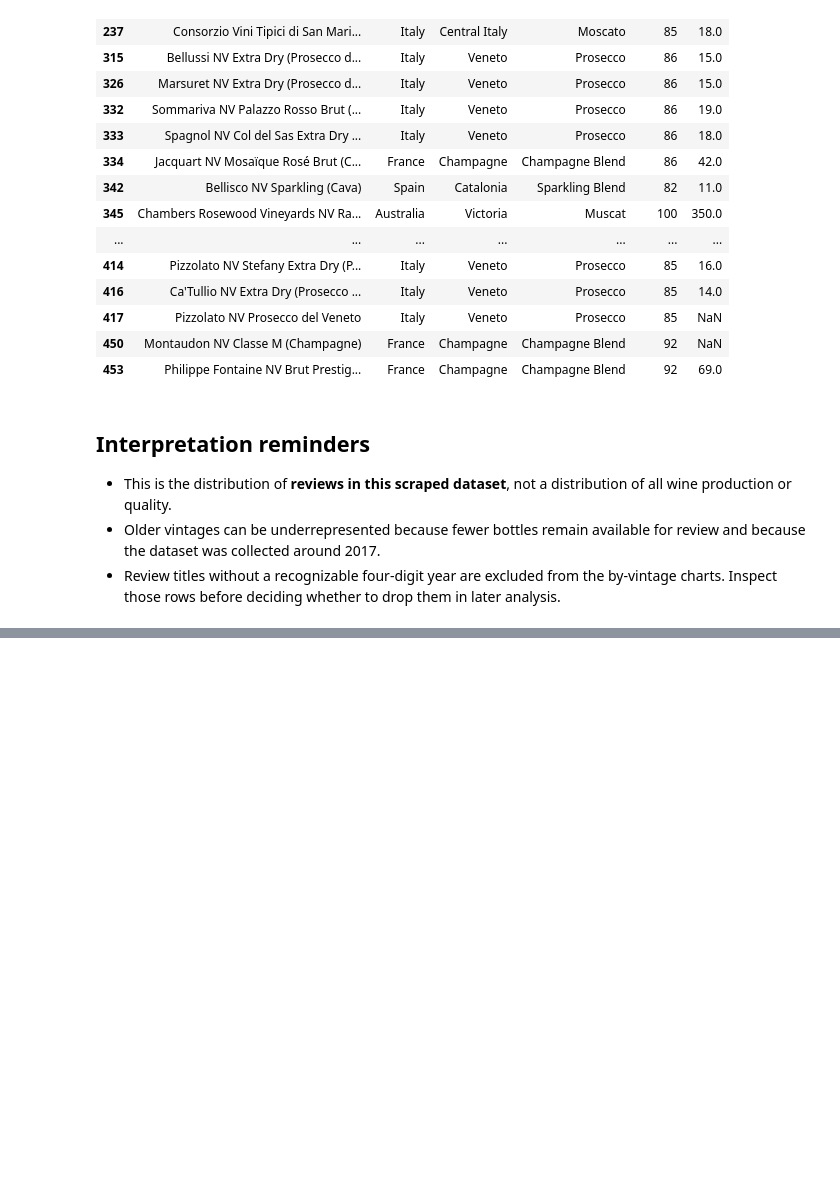
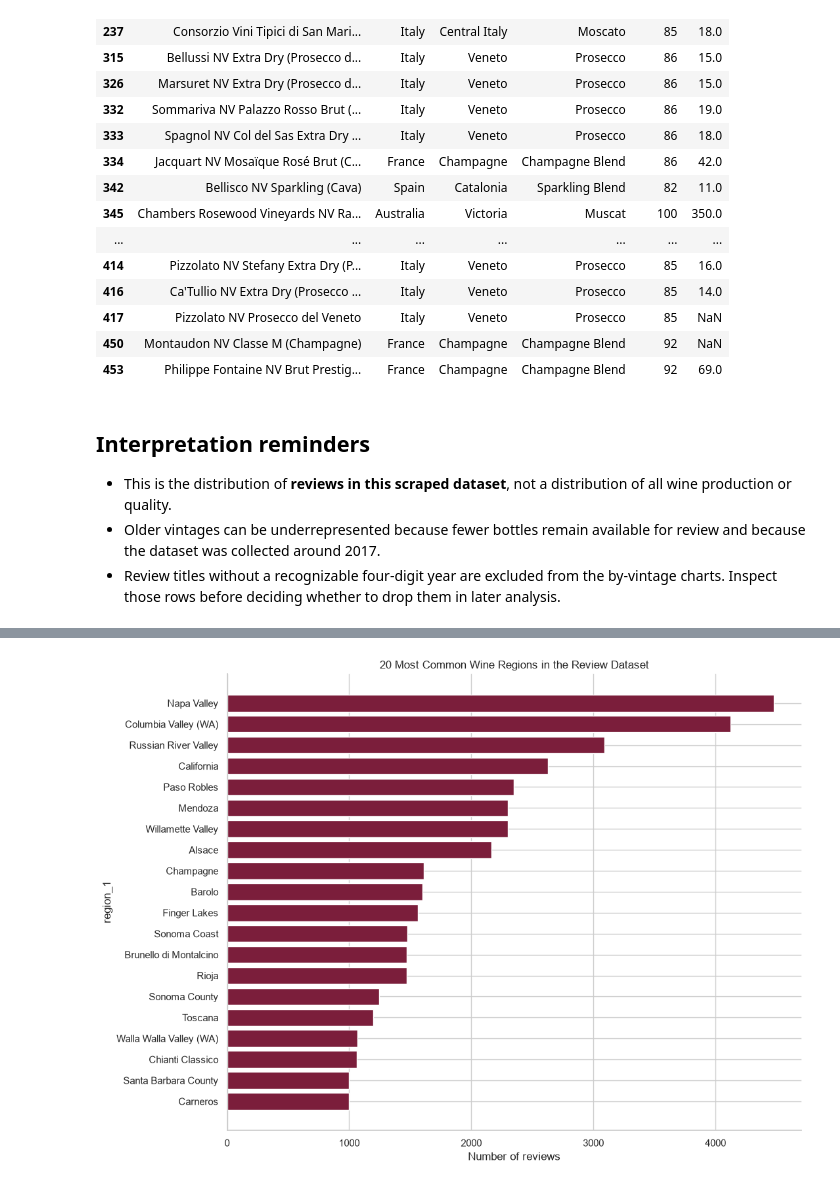
Before and after one commit to dylanhernandez1/DATA4401_Project3, a Jupyter notebook: Wine_Review_Vintage_Distribution.ipynb, the cells around one changed output, grey strips where cells are left out. Drawn from its saved outputs; the diff is of its cells as text; code cells hidden in the pictures; blank space fills up the shorter version.

Commit message:
Region count graph

```diff
--- a/Wine_Review_Vintage_Distribution.ipynb
+++ b/Wine_Review_Vintage_Distribution.ipynb
@@ -232,0 +238,17 @@ Percent of all reviews: 3.55%
+# %%
+# Count reviews per non-missing region, from most common to least common
+region_counts = (
+    reviews["region_1"]
+    .dropna()
+    .value_counts()
+    .rename("review_count")
+)
+
+missing_regions = reviews["region_1"].isna().sum()
+
+print(f"Reviews with a region_1 value: {len(reviews) - missing_regions:,} ({(1 - missing_regions / len(reviews)):.1%})")
+print(f"Reviews with NA region_1: {missing_regions:,} ({missing_regions / len(reviews):.1%})")
+print(f"Number of unique non-missing region_1 values: {region_counts.size:,}")
+
+# Display the most common regions as a table
+region_counts.head(20).to_frame()
@@ -232,0 +277,19 @@ Percent of all reviews: 3.55%
+# %%
+# Visualize the 20 most common wine regions
+top_regions = region_counts.head(20).sort_values()
+
+fig, ax = plt.subplots(figsize=(11, 8))
+
+ax.barh(top_regions.index, top_regions.values, color="#7b1e3b")
+
+ax.set(
+    title="20 Most Common Wine Regions in the Review Dataset",
+    xlabel="Number of reviews",
+    ylabel="region_1",
+)
+
+sns.despine()
+plt.tight_layout()
+plt.show()
+# %% [output]
+[figure, added]
```
Also changed, not shown: parts of 4 cells of this notebook.
